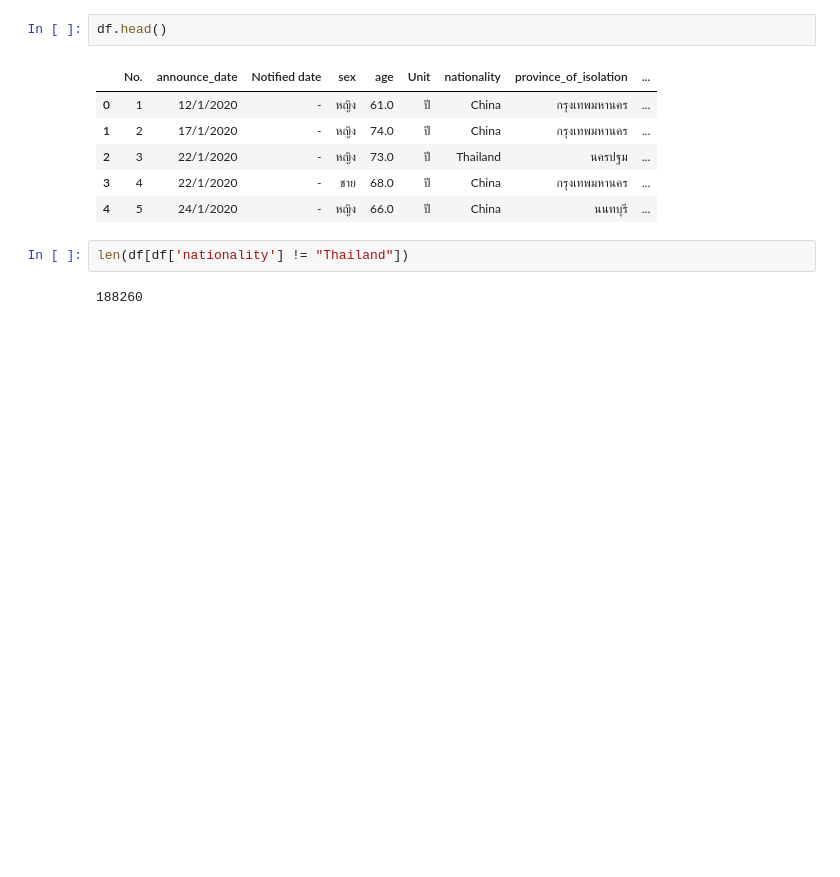
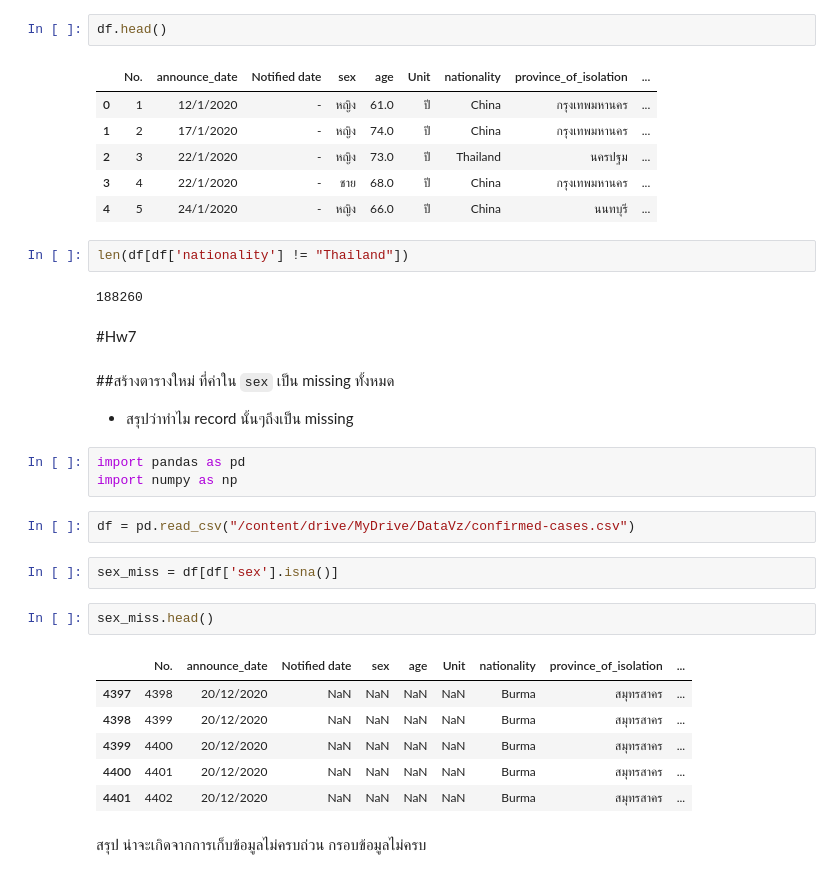
Before and after one commit to Thanaphon-673020253-2/PythonDataViz2026, a Jupyter notebook: pythondataviz_hw_673020253_2.ipynb, the cells around one changed output. Drawn from its saved outputs; the diff is of its cells as text; blank space fills up the shorter version.

````diff
--- a/pythondataviz_hw_673020253_2.ipynb
+++ b/pythondataviz_hw_673020253_2.ipynb
@@ -358,3 +358,26 @@ df.head()
 len(df[df['nationality'] != "Thailand"])
 # %% [output]
 188260
+# %% [markdown]
+#Hw7
+# %% [markdown]
+##สร้างตารางใหม่ ที่ค่าใน ```sex``` เป็น missing ทั้งหมด
+* สรุปว่าทำไม record นั้นๆถึงเป็น missing
+# %%
+import pandas as pd
+import numpy as np
+# %%
+df = pd.read_csv("/content/drive/MyDrive/DataVz/confirmed-cases.csv")
+# %%
+sex_miss = df[df['sex'].isna()]
+# %%
+sex_miss.head()
+# %% [output]
+|  | No. | announce_date | Notified date | sex | age | Unit | nationality | province_of_isolation | ... |
+| 4397 | 4398 | 20/12/2020 | NaN | NaN | NaN | NaN | Burma | สมุทรสาคร | ... |
+| 4398 | 4399 | 20/12/2020 | NaN | NaN | NaN | NaN | Burma | สมุทรสาคร | ... |
+| 4399 | 4400 | 20/12/2020 | NaN | NaN | NaN | NaN | Burma | สมุทรสาคร | ... |
+| 4400 | 4401 | 20/12/2020 | NaN | NaN | NaN | NaN | Burma | สมุทรสาคร | ... |
+| 4401 | 4402 | 20/12/2020 | NaN | NaN | NaN | NaN | Burma | สมุทรสาคร | ... |
+# %% [markdown]
+สรุป น่าจะเกิดจากการเก็บข้อมูลไม่ครบถ่วน กรอบข้อมูลไม่ครบ
````
